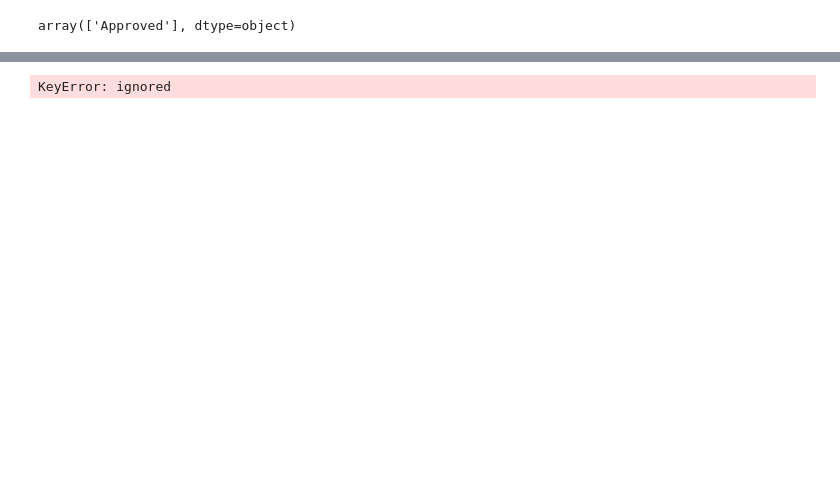
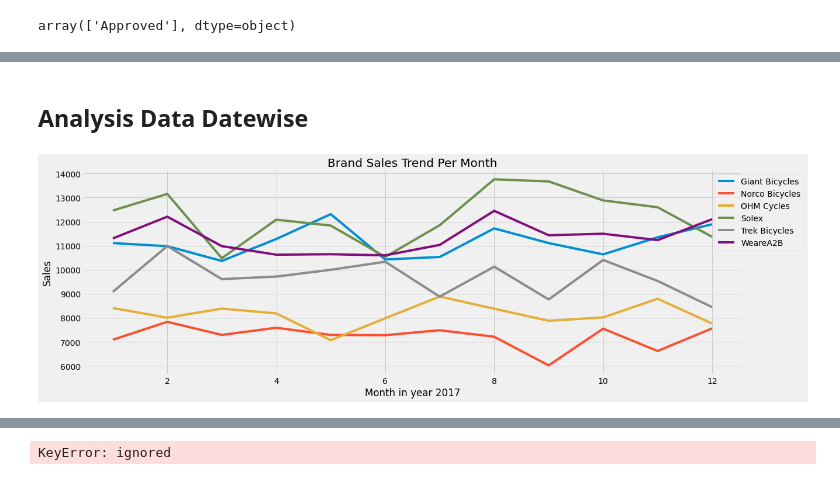
Before and after one commit to NUELBUNDI/PDS_PROJECT, a Jupyter notebook: Final_Project_Lee_Bundi_102586.ipynb, the cells around one changed output, grey strips where cells are left out. Saved outputs shown, nothing was run; the diff lists cells and outputs as text; code cells hidden in the pictures; blank space fills up the shorter version.

```diff
--- a/Final_Project_Lee_Bundi_102586.ipynb
+++ b/Final_Project_Lee_Bundi_102586.ipynb
@@ -237,0 +302,21 @@ memory usage: 4.3+ MB
+# %% [markdown]
+## **Analysis Data Datewise**
+# %%
+# Prepare the data
+data_date=data.groupby(['transaction_date','brand']).agg({'list_price':'sum'})
+data_date=data_date.reset_index()
+data_date.columns=['date','brand','price']
+data_date['month']=data_date['date'].dt.month
+
+# Plot the data
+plt.style.use('fivethirtyeight')
+plt.figure(figsize=(18,6))
+lp=sns.lineplot('month', 'price', ci=None,
+             hue='brand', data=data_date)
+lp.legend(loc='upper right', bbox_to_anchor=(1.1, 1))
+plt.title('Brand Sales Trend Per Month')
+plt.xlabel('Month in year 2017')
+plt.ylabel('Sales')
+plt.show()
+# %% [output]
+[figure, added]
```
Also changed, not shown: parts of 12 cells of this notebook.
